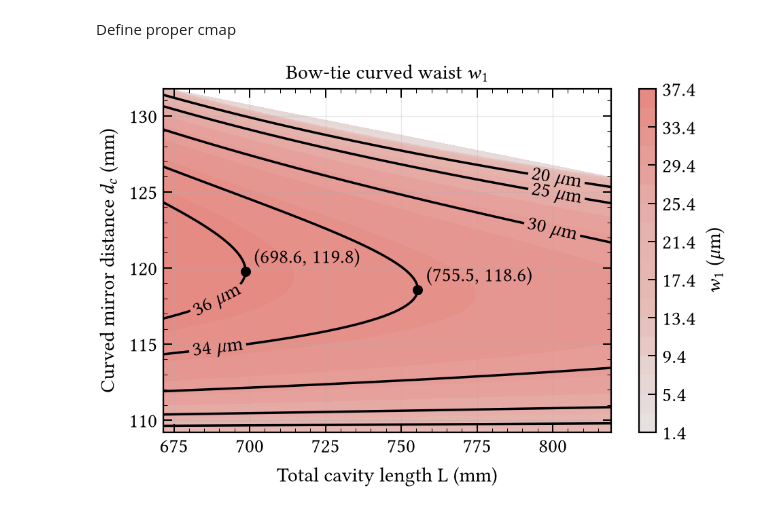
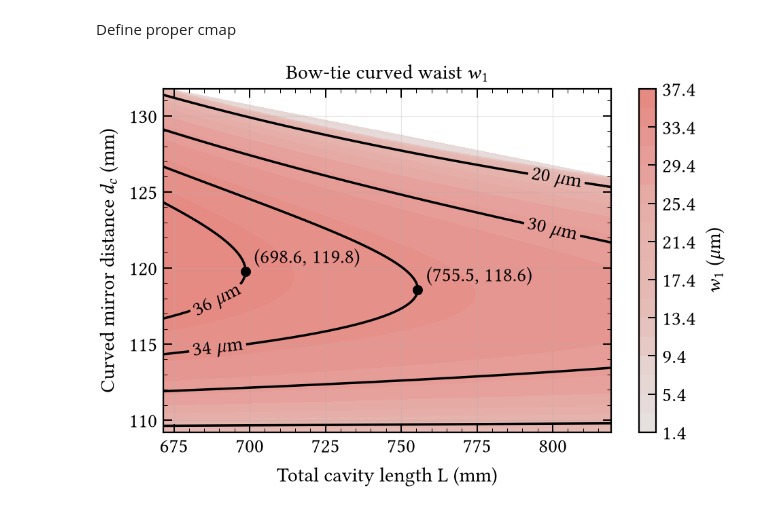
Before and after one commit to eq15t-panda/PANDASimulation, a Jupyter notebook: cavity/cavity.ipynb, the cells around one changed output. Drawn from its saved outputs; the diff is of its cells as text; code cells hidden in the pictures.

```diff
--- a/cavity/cavity.ipynb
+++ b/cavity/cavity.ipynb
@@ -528,7 +526,7 @@ visual_cutoff = 0  # µm
 # %%
 fig, ax = plt.subplots()
 
-# Discretized filled contour
+# Discretion filled contour
 inc = 2.0
 levels_fill = np.arange(z.min(), z.max() + inc, inc)
 
@@ -543,7 +541,7 @@ cbar = fig.colorbar(cf, ax=ax)
 cbar.set_label(r"$w_1$ ($\mu$m)")
 
 # Main contour lines
-levels = [20, 25, 30, 34, 36]
+levels = [20, 30, 34, 36]
 
 CS = ax.tricontour(
     tri,
@@ -589,7 +587,7 @@ for segs in CS.allsegs:
     dx = np.diff(seg_safe[:, 0])
     dy = np.diff(seg_safe[:, 1])
 
-    # Normalize by axis extent so units don't skew the comparison
+    # Normalise by axis extent so units don't skew the comparison
     ax_w = xmax - xmin
     ax_h = ymax - ymin
     slopes = np.abs((dy / ax_h) / (dx / ax_w + 1e-9))  # aspect-corrected |dy/dx|
@@ -611,33 +609,33 @@ for level, segs in zip(levels, CS.allsegs):
 
     seg = max(segs, key=lambda s: s[:, 0].max())
     idx = np.argmax(seg[:, 0])
     x_tip, y_tip = seg[idx]
 
     if x_tip > xmax - edge_tol:
         continue  # tip is just where the contour exits the plot, skip it
 
     ax.plot(x_tip, y_tip, "o", color=stability_color)
     ax.annotate(
         f"({x_tip:.1f}, {y_tip:.1f})",
         xy=(x_tip, y_tip),
         xytext=(5, 5),
         textcoords="offset points",
         color=stability_color
     )
 
 texts = ax.clabel(
     CS,
     inline=True,
     fmt=r"%d $\mu$m",
     manual=label_positions
 )
 
 for txt in texts:
     txt.set_color("black")
 
 # plt.tight_layout()
 plt.show()
 # %% [output]
-[figure, old version]
+[figure, new version]
 # %%
 fig.savefig("./figure/" + "coupler_7_stable_cavity.svg", dpi=300)
```
Also changed, not shown: parts of 3 cells of this notebook.
